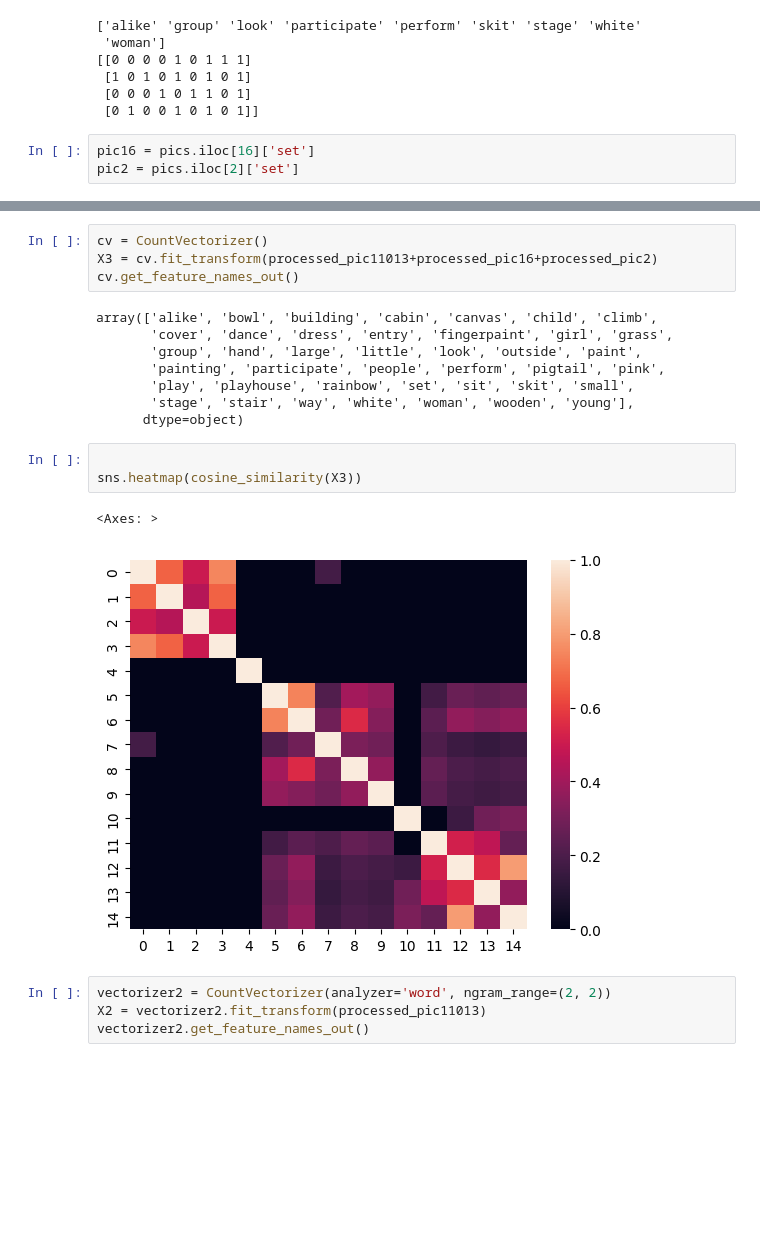
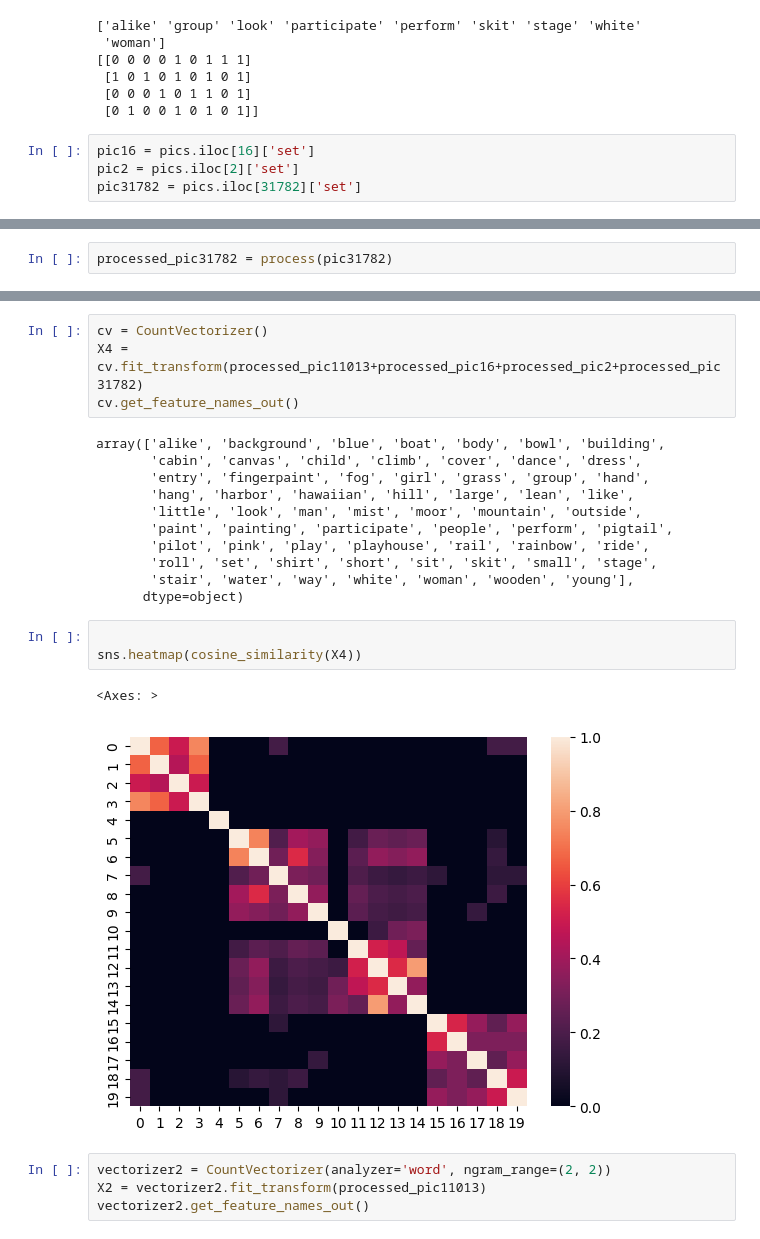
Before and after one commit to ak-malone/NLU, a Jupyter notebook: examples.ipynb, the cells around one changed output, grey strips where cells are left out. Cells and saved outputs as stored; diff of their text form; blank space fills up the shorter version.

```diff
--- a/examples.ipynb
+++ b/examples.ipynb
@@ -104,6 +104,7 @@ print(X.toarray())
 # %%
 pic16 = pics.iloc[16]['set']
 pic2 = pics.iloc[2]['set']
+pic31782 = pics.iloc[31782]['set']
 # %%
 processed_pic16 = process(pic16)
 # %% [output]
@@ -130,3 +131,5 @@ After lemmatization:
 ['a child in a pink dress be climb up a set of stair in an entry way', 'a girl go into a wooden building', 'a little girl climb into a wooden playhouse', 'a little girl in a pink dress go into a woode ...
 After stopword removal:
 ['child pink dress climb set stair entry way', 'girl wooden building', 'little girl climb wooden playhouse', 'little girl pink dress wooden cabin', 'little girl climb stair playhouse']
+# %%
+processed_pic31782 = process(pic31782)
@@ -133,21 +147,24 @@ After stopword removal:
 # %%
 cv = CountVectorizer()
-X3 = cv.fit_transform(processed_pic11013+processed_pic16+processed_pic2)
+X4 = cv.fit_transform(processed_pic11013+processed_pic16+processed_pic2+processed_pic31782)
 cv.get_feature_names_out()
 # %% [output]
-array(['alike', 'bowl', 'building', 'cabin', 'canvas', 'child', 'climb',
-       'cover', 'dance', 'dress', 'entry', 'fingerpaint', 'girl', 'grass',
-       'group', 'hand', 'large', 'little', 'look', 'outside', 'paint',
-       'painting', 'participate', 'people', 'perform', 'pigtail', 'pink',
-       'play', 'playhouse', 'rainbow', 'set', 'sit', 'skit', 'small',
-       'stage', 'stair', 'way', 'white', 'woman', 'wooden', 'young'],
+array(['alike', 'background', 'blue', 'boat', 'body', 'bowl', 'building',
+       'cabin', 'canvas', 'child', 'climb', 'cover', 'dance', 'dress',
+       'entry', 'fingerpaint', 'fog', 'girl', 'grass', 'group', 'hand',
+       'hang', 'harbor', 'hawaiian', 'hill', 'large', 'lean', 'like',
+       'little', 'look', 'man', 'mist', 'moor', 'mountain', 'outside',
+       'paint', 'painting', 'participate', 'people', 'perform', 'pigtail',
+       'pilot', 'pink', 'play', 'playhouse', 'rail', 'rainbow', 'ride',
+       'roll', 'set', 'shirt', 'short', 'sit', 'skit', 'small', 'stage',
+       'stair', 'water', 'way', 'white', 'woman', 'wooden', 'young'],
       dtype=object)
 # %%
 
-sns.heatmap(cosine_similarity(X3))
+sns.heatmap(cosine_similarity(X4))
 # %% [output]
 <Axes: >
-[figure, old version]
+[figure, new version]
 # %%
 vectorizer2 = CountVectorizer(analyzer='word', ngram_range=(2, 2))
 X2 = vectorizer2.fit_transform(processed_pic11013)
```
Also changed, not shown: parts of 7 cells of this notebook.
